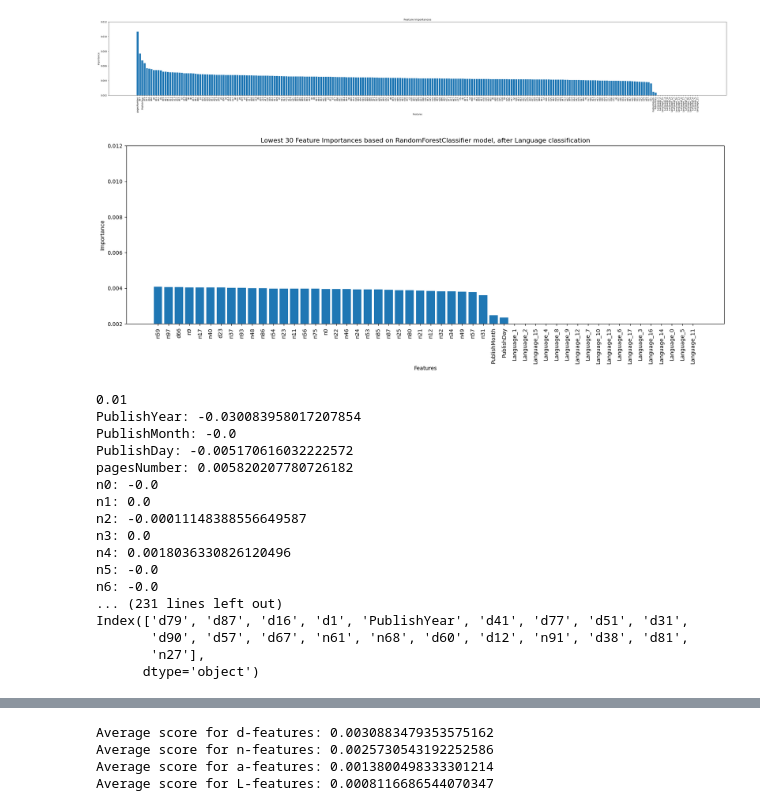
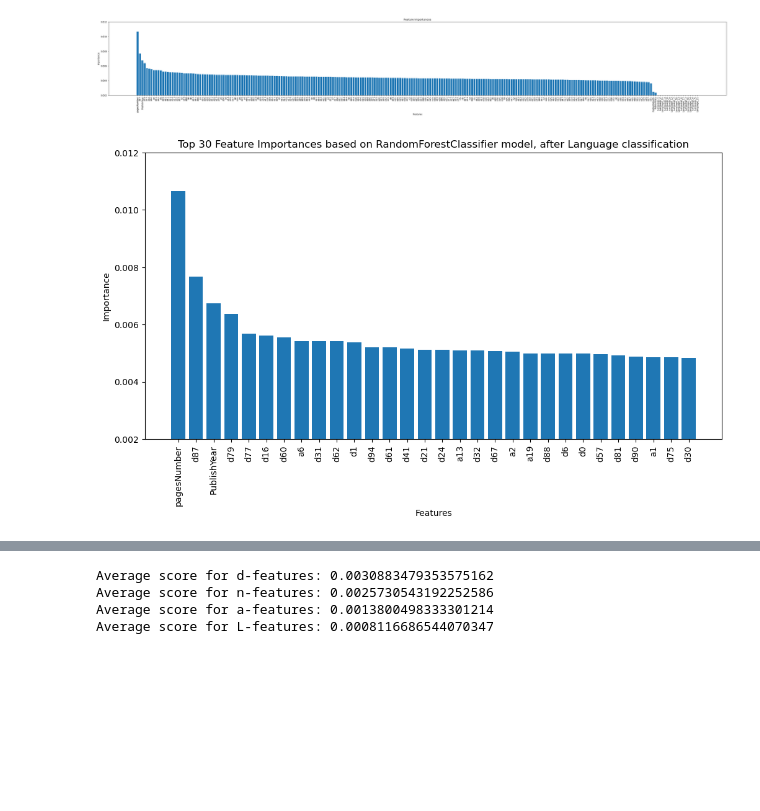
Before and after one commit to lzrobinson/Machine-Learning-Project-2, a Jupyter notebook: randomForest.ipynb, the cells around one changed output, grey strips where cells are left out. Drawn from its saved outputs; the diff is of its cells as text; code cells hidden in the pictures; blank space fills up the shorter version.

```diff
--- a/randomForest.ipynb
+++ b/randomForest.ipynb
@@ -122,15 +117,12 @@ def numericise_categorical_data(df, feature):
 # %%
 # Perform label encoding for publishers, language
 label_encoder = LabelEncoder()
-#combined_df['Publisher'] = label_encoder.fit_transform(combined_df['Publisher'])
-#combined_df['Language'] = label_encoder.fit_transform(combined_df['Language'])
-#numericise_categorical_data(combined_df, 'Publisher')
-#numericise_categorical_data(combined_df, 'Language')
+combined_df['Publisher'] = label_encoder.fit_transform(combined_df['Publisher'])
+combined_df['Language'] = label_encoder.fit_transform(combined_df['Language'])
 
 #combined_df = pd.concat([book_name_features, book_desc_features, train_df['rating_label']], axis=1)
 # Separate the feature columns (X) and the target column (y)
 X = combined_df.copy()
-binary_language_converter(X)
 X = X.drop('rating_label', axis=1)
 X = X.drop('Publisher', axis=1)
 y = combined_df['rating_label']
@@ -153,6 +151,6 @@ print(X_train['Language'].value_counts())
 Name: Language, dtype: int64
 # %%
-rf = RandomForestClassifier(n_estimators=100)
+rf = RandomForestClassifier(n_estimators=100, max_samples=0.7)
 rf.fit(X_train, y_train)
 predictions = rf.predict(X_test)
 # %%
@@ -185,21 +217,21 @@ plt.show()
 [figure]
 # %%
 # Select only the top 20 features
-top_feature_importances = sorted_feature_importances[190:]
-top_feature_names = sorted_feature_names[190:]
+top_feature_importances = sorted_feature_importances[:30]
+top_feature_names = sorted_feature_names[:30]
 
 # Plot the feature importances for the top 20 features
-plt.figure(figsize=(20, 6))
+plt.figure(figsize=(12, 6))
 plt.bar(range(len(top_feature_importances)), top_feature_importances)
 plt.xticks(range(len(top_feature_importances)), top_feature_names, rotation=90)
 plt.xlabel('Features')
 plt.ylabel('Importance')
-plt.title('Lowest 30 Feature Importances based on RandomForestClassifier model, after Language classification')
+plt.title('Top 30 Feature Importances based on RandomForestClassifier model, after Language classification')
 
 plt.ylim(0.002, 0.012)
 plt.show()
 # %% [output]
-[figure, old version]
+[figure, new version]
 # %%
 def lassoFeatures(data):
 
@@ -276,26 +308,6 @@ scaler = StandardScaler()
 
 # Standardize the dataframe
 standardized_df = pd.DataFrame(scaler.fit_transform(combined_df), columns=combined_df.columns)
-# %%
-print(trimFeatures(standardized_df))
-# %% [output]
-0.01
-PublishYear: -0.030083958017207854
-PublishMonth: -0.0
-PublishDay: -0.005170616032222572
-pagesNumber: 0.005820207780726182
-n0: -0.0
-n1: 0.0
-n2: -0.00011148388556649587
-n3: 0.0
-n4: 0.0018036330826120496
-n5: -0.0
-n6: -0.0
-... (231 lines left out)
-Index(['d79', 'd87', 'd16', 'd1', 'PublishYear', 'd41', 'd77', 'd51', 'd31',
-       'd90', 'd57', 'd67', 'n61', 'n68', 'd60', 'd12', 'n91', 'd38', 'd81',
-       'n27'],
-      dtype='object')
 # %%
 # Load your dataset into a pandas DataFrame
 
```
Also changed, not shown: parts of 10 cells of this notebook, 4 other files.
